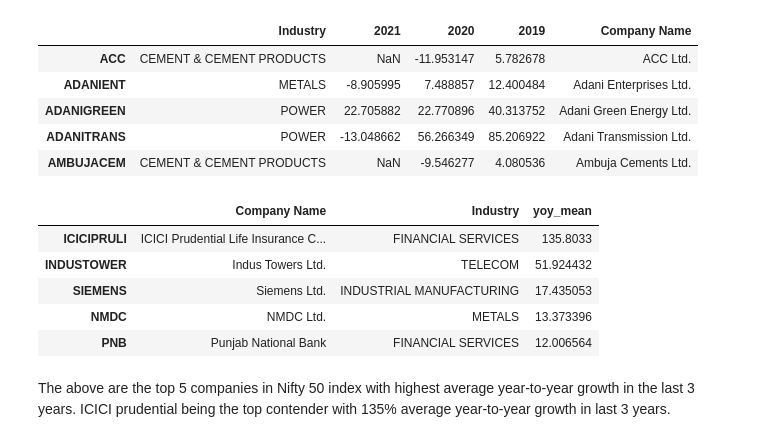
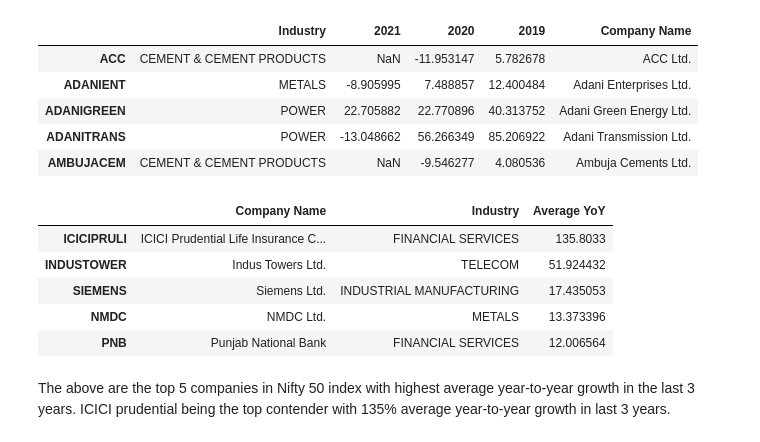
Before and after one commit to patilpushkarp/finearn, a Jupyter notebook: growth.ipynb, the cells around one changed output. Cells and saved outputs as stored; diff of their text form; code cells hidden in the pictures.

```diff
--- a/growth.ipynb
+++ b/growth.ipynb
@@ -83,9 +86,11 @@ temp_yoy_df["yoy_mean"] = (temp_yoy_df["2021-2020"] + temp_yoy_df["2020-2019"])/
 temp_yoy_df.dropna(axis=0, inplace=True)
 temp_yoy_df.sort_values("yoy_mean", ascending=False, inplace=True)
 # %%
-temp_yoy_df[["Company Name", "Industry", "yoy_mean"]].head()
+temp_yoy_df_display = temp_yoy_df[["Company Name", "Industry", "yoy_mean"]]
+temp_yoy_df_display.columns = ["Company Name", "Industry", "Average YoY"]
+temp_yoy_df_display.head()
 # %% [output]
-|  | Company Name | Industry | yoy_mean |
+|  | Company Name | Industry | Average YoY |
 | ICICIPRULI | ICICI Prudential Life Insurance C... | FINANCIAL SERVICES | 135.8033 |
 | INDUSTOWER | Indus Towers Ltd. | TELECOM | 51.924432 |
 | SIEMENS | Siemens Ltd. | INDUSTRIAL MANUFACTURING | 17.435053 |
```
Also changed, not shown: parts of 21 cells of this notebook.
